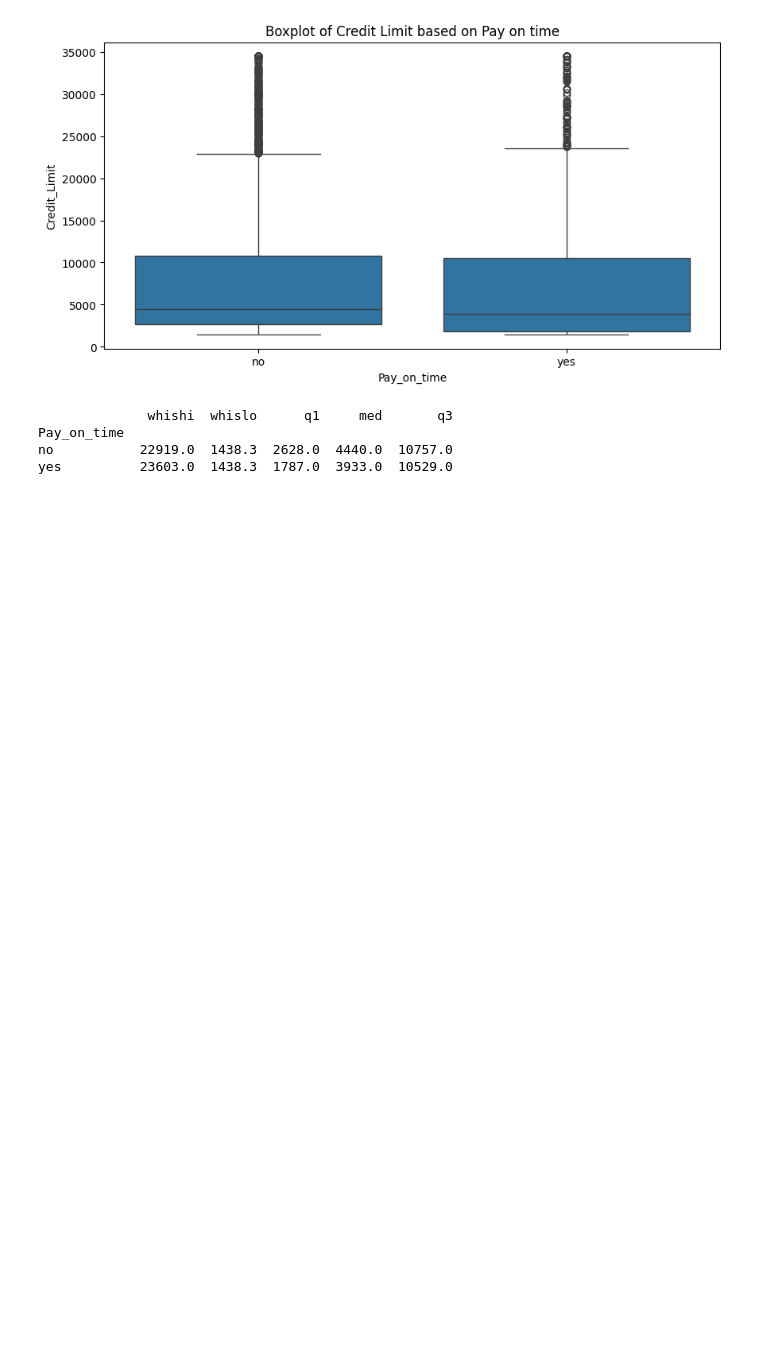
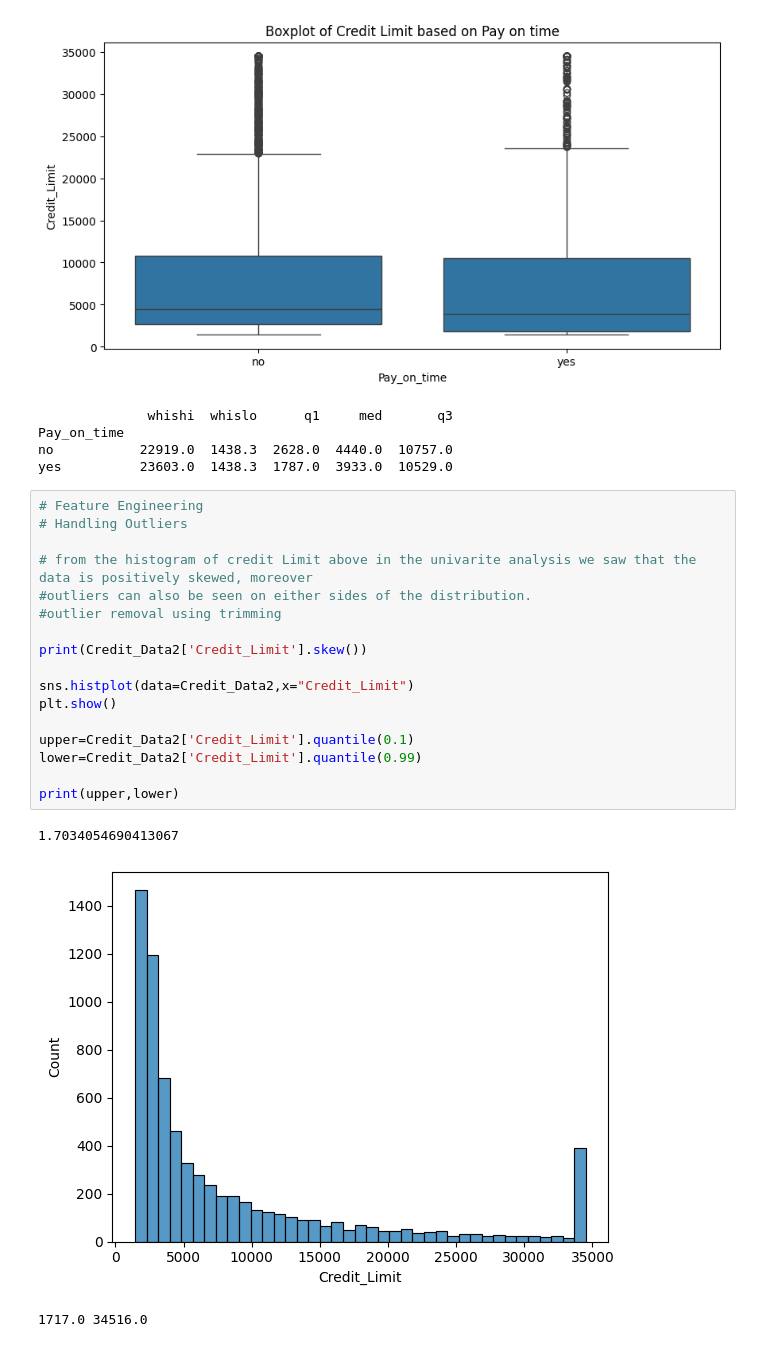
Before and after one commit to uplearni/CreditLimitReccomender, a Jupyter notebook: CreditLimitProject.ipynb, the cells around one changed output. Drawn from its saved outputs; the diff is of its cells as text; blank space fills up the shorter version.

Commit message:
feature engineering and model training

```diff
--- a/CreditLimitProject.ipynb
+++ b/CreditLimitProject.ipynb
@@ -350,3 +351,24 @@ print(stats_Pay_on_time)
 Pay_on_time
 no           22919.0  1438.3  2628.0  4440.0  10757.0
 yes          23603.0  1438.3  1787.0  3933.0  10529.0
+# %%
+# Feature Engineering
+# Handling Outliers
+
+# from the histogram of credit Limit above in the univarite analysis we saw that the data is positively skewed, moreover
+#outliers can also be seen on either sides of the distribution.
+#outlier removal using trimming
+
+print(Credit_Data2['Credit_Limit'].skew())
+
+sns.histplot(data=Credit_Data2,x="Credit_Limit")
+plt.show()
+
+upper=Credit_Data2['Credit_Limit'].quantile(0.1)
+lower=Credit_Data2['Credit_Limit'].quantile(0.99)
+
+print(upper,lower)
+# %% [output]
+1.7034054690413067
+[figure, added]
+1717.0 34516.0
```
Also changed, not shown: parts of 14 cells of this notebook.
